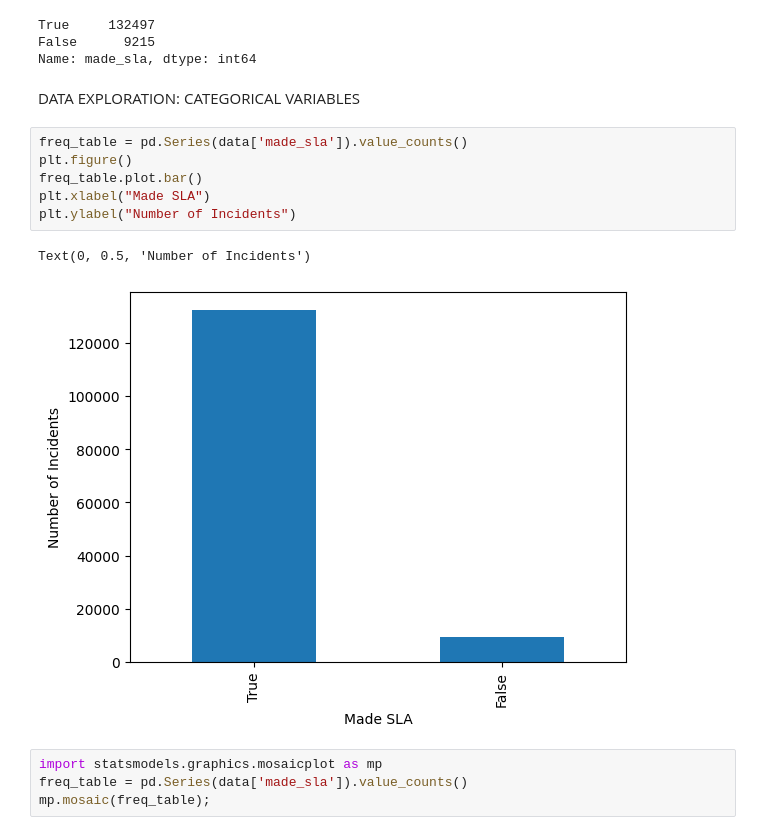
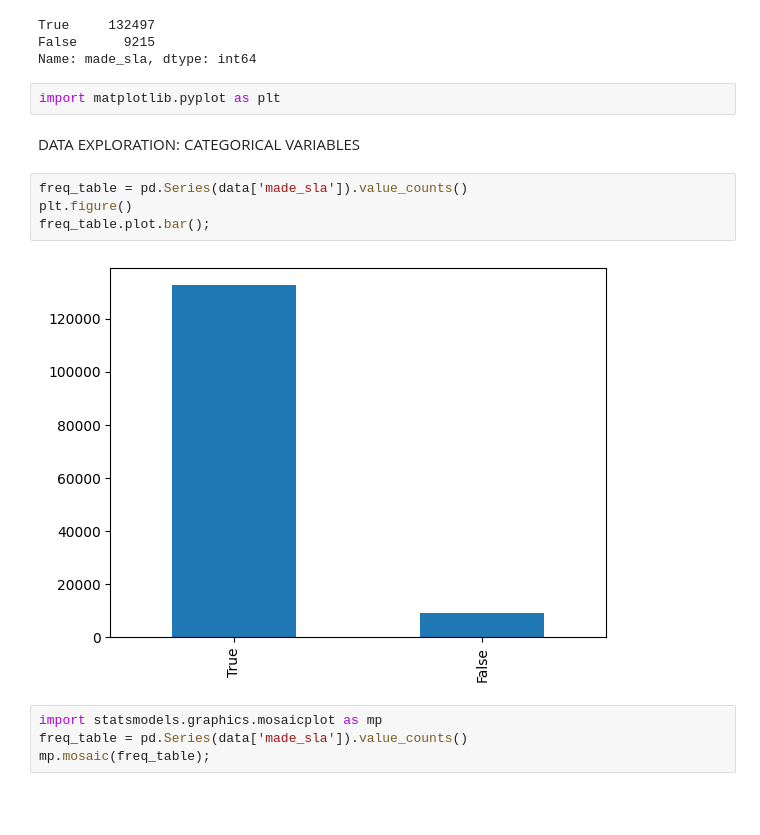
Before and after one commit to dc-neo/incidents_sla, a Jupyter notebook: Incident_Aggregation.ipynb, the cells around one changed output. Drawn from its saved outputs; the diff is of its cells as text; blank space fills up the shorter version.

```diff
--- a/Incident_Aggregation.ipynb
+++ b/Incident_Aggregation.ipynb
@@ -161,17 +161,16 @@ print(freq_table)
 True     132497
 False      9215
 Name: made_sla, dtype: int64
+# %%
+import matplotlib.pyplot as plt
 # %% [markdown]
 DATA EXPLORATION: CATEGORICAL VARIABLES
 # %%
 freq_table = pd.Series(data['made_sla']).value_counts()
 plt.figure()
-freq_table.plot.bar()
-plt.xlabel("Made SLA")
-plt.ylabel("Number of Incidents")
+freq_table.plot.bar();
 # %% [output]
-Text(0, 0.5, 'Number of Incidents')
-[figure, old version]
+[figure, new version]
 # %%
 import statsmodels.graphics.mosaicplot as mp
 freq_table = pd.Series(data['made_sla']).value_counts()
```
Also changed, not shown: parts of 20 cells of this notebook.
